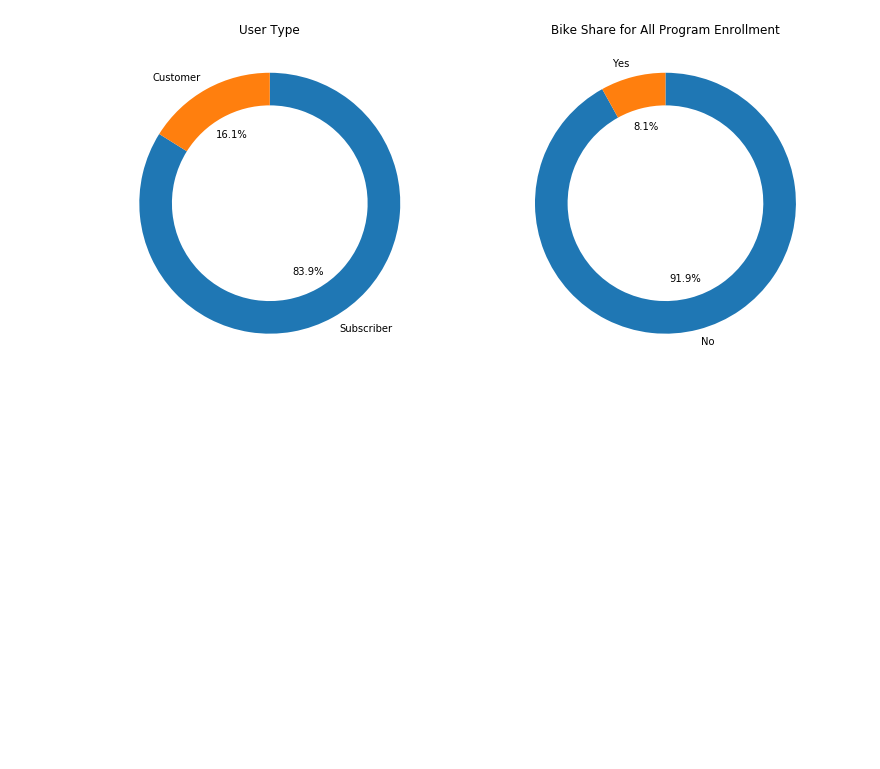
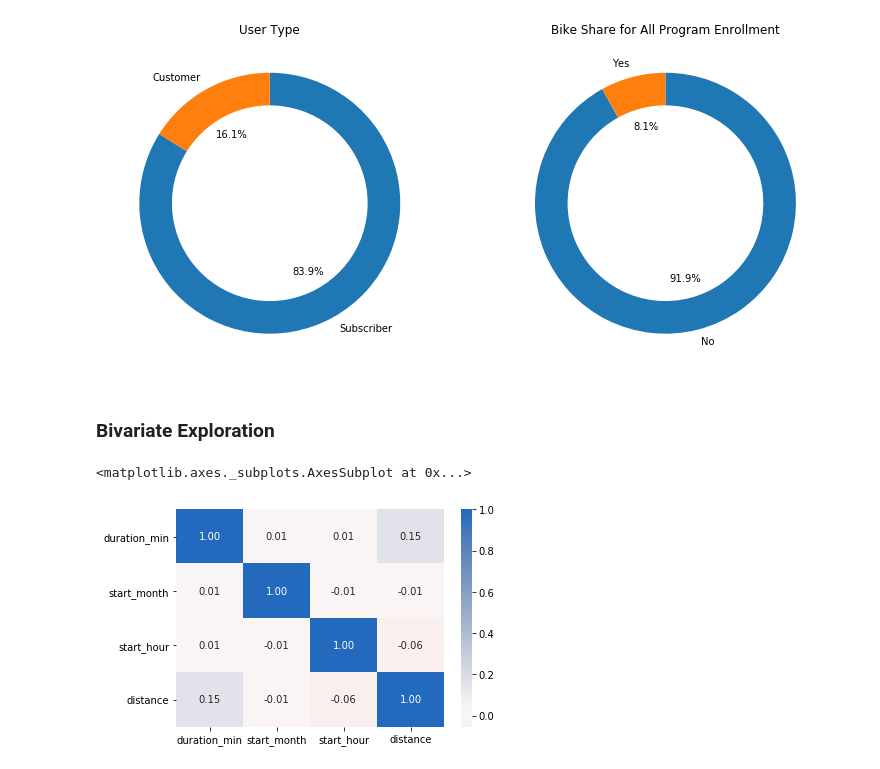
Before and after one commit to sclkan/Lyft-Analysis, a Jupyter notebook: lyft_baywheels_analysis.ipynb, the cells around one changed output. Drawn from its saved outputs; the diff is of its cells as text; code cells hidden in the pictures; blank space fills up the shorter version.

Commit message:
Add bivariate analysis

```diff
--- a/lyft_baywheels_analysis.ipynb
+++ b/lyft_baywheels_analysis.ipynb
@@ -222,7 +222,7 @@ df['duration_min'] = (df.duration_sec/60).round(2)
 df['start_year'] = df.start_time.dt.year
 df['start_month'] = df.start_time.dt.month
 df['start_week'] = df.start_time.dt.weekday_name
-df['start_date'] = df.start_time.dt.date
+df['start_date'] = df.start_time.dt.to_period('M')
 df['start_hour'] = df.start_time.dt.hour
 # %%
 weekday_order = ['Monday','Tuesday','Wednesday','Thursday','Friday','Saturday','Sunday']
@@ -394,3 +394,13 @@ ax[0].set_title('User Type')
 ax[1].set_title('Bike Share for All Program Enrollment');
 # %% [output]
 [figure]
+# %% [markdown]
+### Bivariate Exploration
+# %%
+num_vars= ['duration_min','start_month','start_hour','distance', 'period']
+cat_vars = ['user_type', 'bike_share_for_all_trip', 'start_week',  ]
+# %%
+sb.heatmap(df[num_vars].corr(), center = 0, cmap = 'vlag_r', annot = True, fmt='.2f')
+# %% [output]
+<matplotlib.axes._subplots.AxesSubplot at 0x...>
+[figure, added]
```
Also changed, not shown: parts of 8 cells of this notebook.
